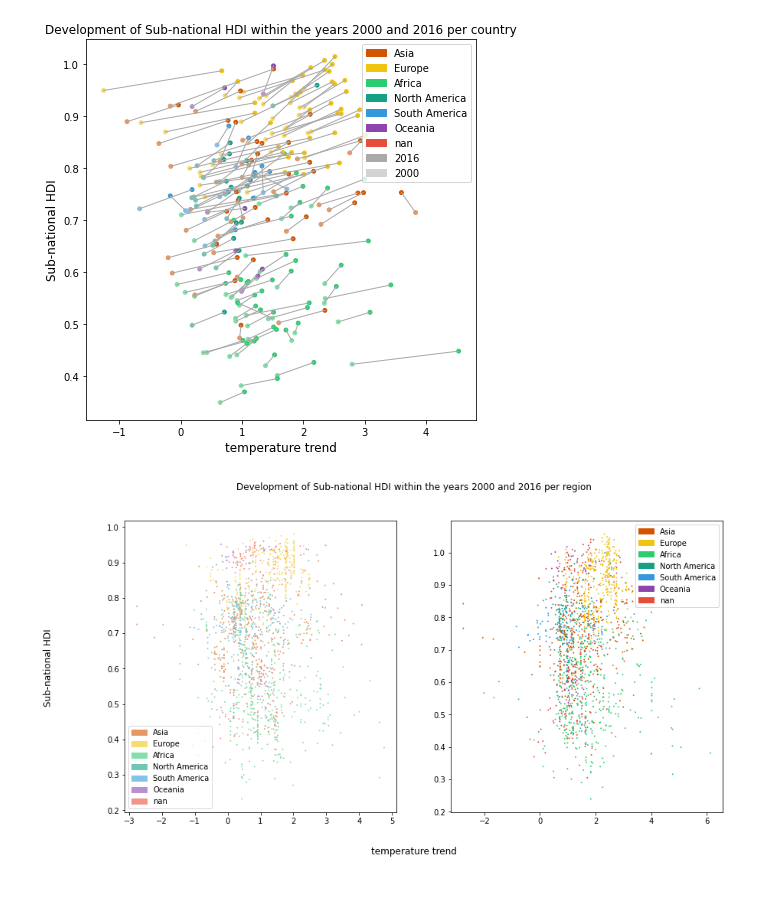
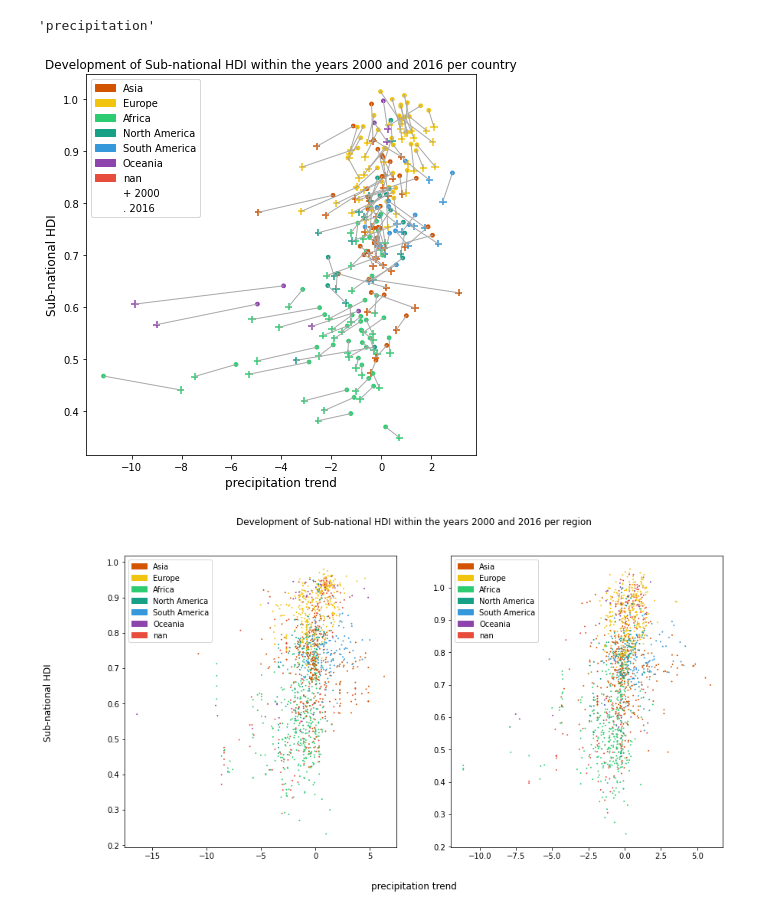
Before and after one commit to mcc-apsis/CVM3, a Jupyter notebook: figure_impact.ipynb, the cells around one changed output. Saved outputs shown, nothing was run; the diff lists cells and outputs as text; code cells hidden in the pictures.

```diff
--- a/figure_impact.ipynb
+++ b/figure_impact.ipynb
@@ -37,7 +37,7 @@ df.head()
 year1 = 2000
 year2 = 2016
 soc_data = "Sub-national HDI"
-climate_data = 'temperature_trend'
+climate_data = 'precipitation_trend'
 
 bright_cols = ['#e59866','#f7dc6f','#82e0aa','#73c6b6','#85c1e9','#bb8fce','#f1948a']
 solid_cols = ['#d35400','#f1c40f','#2ecc71','#16a085','#3498db','#8e44ad','#e74c3c']
@@ -57,44 +57,48 @@ df_country_pivot = df_country.pivot(index=['Continent','Country'], columns='year
 df_country_pivot.columns = [f'{i[0]}_{i[1]}' for i in df_country_pivot.columns]
 df_country_pivot = df_country_pivot.reset_index()
 df_country_pivot = df_country_pivot.merge(colors, how='left', on='Continent')
+# %%
+climate_data.split('_')[0]
+# %% [output]
+'precipitation'
 # %%
 # development on country level because of too many data points
 import matplotlib.patches as mpatches #Ellipse
 fig, ax = plt.subplots(figsize=(7,7))
 
 for i, row in df_country_pivot.iterrows():
     plt.plot([row[f'{climate_data}_{year1}'], row[f'{climate_data}_{year2}']],
              [row[f'{soc_data}_{year1}'], row[f'{soc_data}_{year2}']],
              color='darkgrey', ms=0, linewidth=1
             )
-plt.scatter(df_country_pivot[f'{climate_data}_{year1}'], df_country_pivot[f'{soc_data}_{year1}'], color=df_country_pivot.bright_color, s=15, label=f'{year1} - real')
-plt.scatter(df_country_pivot[f'{climate_data}_{year2}'], df_country_pivot[f'{soc_data}_{year2}'], color=df_country_pivot.solid_color, s=15, label=f'{year2} - fake')
-plt.xlabel('temperature trend', size=12)
+plt.scatter(df_country_pivot[f'{climate_data}_{year1}'], df_country_pivot[f'{soc_data}_{year1}'], color=df_country_pivot.solid_color, marker='+', s=55, label=f'{year1} - real')
+plt.scatter(df_country_pivot[f'{climate_data}_{year2}'], df_country_pivot[f'{soc_data}_{year2}'], color=df_country_pivot.solid_color, marker='.', s=55, label=f'{year2} - fake')
+plt.xlabel(f"{climate_data.split('_')[0]} trend", size=12)
 plt.ylabel(soc_data,size=12)
 plt.title(f'Development of {soc_data} within the years {year1} and {year2} per country')
 
 legend_labels = []
 for i, row in colors.iterrows():
     legend_labels.append(mpatches.Patch(color=row.solid_color, label=row.Continent))
 legend_labels.extend([
-    mpatches.Patch(color='darkgrey', label=str(year2)),
-    mpatches.Patch(color='lightgrey', label=str(year1))
+    mpatches.Patch(color='white', label=f'+ {year1}'),
+    mpatches.Patch(color='white', label=f'. {year2}')
 ])
 plt.legend(handles=legend_labels)
 fig.savefig('temp_hdi_one_plot.png')
 # %% [output]
-[figure, old version]
+[figure, new version]
 # %%
 # development on country level because of too many data points
 fig, ax = plt.subplots(1, 2, figsize=(14,7))
 fig.suptitle(f'Development of {soc_data} within the years {year1} and {year2} per region')
-fig.supxlabel('temperature trend', size=12)
+fig.supxlabel(f'{climate_data.split("_")[0]} trend', size=12)
 fig.supylabel(soc_data,size=12)
 
-ax[0].scatter(df_pivot[f'{climate_data}_{year1}'], df_pivot[f'{soc_data}_{year1}'], color=df_pivot.bright_color, marker='.', linewidth=0, s=15, label=f'{year1} - real')
+ax[0].scatter(df_pivot[f'{climate_data}_{year1}'], df_pivot[f'{soc_data}_{year1}'], color=df_pivot.solid_color, marker='.', linewidth=0, s=15, label=f'{year1} - real')
 legend_labels = []
 for i, row in colors.iterrows():
-    legend_labels.append(mpatches.Patch(color=row.bright_color, label=row.Continent))
+    legend_labels.append(mpatches.Patch(color=row.solid_color, label=row.Continent))
 ax[0].legend(handles=legend_labels)
 
 ax[1].scatter(df_pivot[f'{climate_data}_{year2}'], df_pivot[f'{soc_data}_{year2}'], color=df_pivot.solid_color, marker='.', linewidth=0, s=15, label=f'{year2} - fake')
@@ -105,4 +109,4 @@ ax[1].legend(handles=legend_labels)
 
 fig.savefig('temp_hdi_two_plots.png')
 # %% [output]
-[figure, old version]
+[figure, new version]
```
